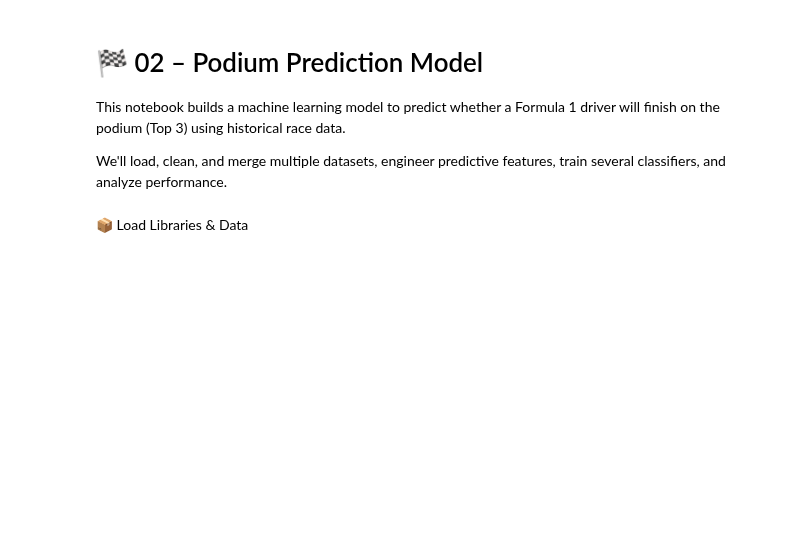
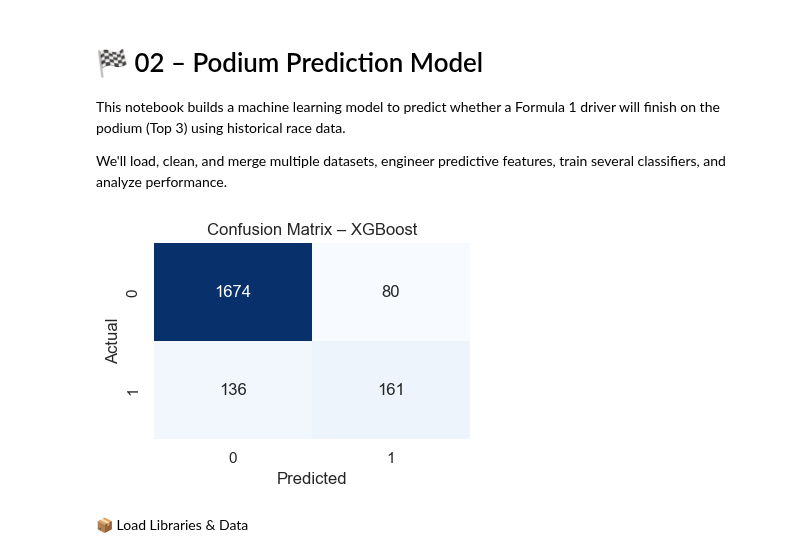
Before and after one commit to mantas123456/Data_Science_Portfolio, a Jupyter notebook: Project_1_Sports_Prediction/notebooks/02_podium_prediction_model.ipynb, the cells around one changed output. Cells and saved outputs as stored; diff of their text form; code cells hidden in the pictures; blank space fills up the shorter version.

Commit message:
🧠 Add confusion matrix visual + README image - v1.1.0

```diff
--- a/Project_1_Sports_Prediction/notebooks/02_podium_prediction_model.ipynb
+++ b/Project_1_Sports_Prediction/notebooks/02_podium_prediction_model.ipynb
@@ -7,29 +7,49 @@ We'll load, clean, and merge multiple datasets, engineer predictive features, tr
 # %%
 # Import libraries for data handling, plotting, modeling
 import pandas as pd
 import matplotlib.pyplot as plt
 import seaborn as sns
+
+import sys
+sys.path.append("../utils")  # go up one level and into /utils
+
+from evaluate_models import evaluate_models, plot_confusion_matrix
+
+# Store predictions (if you haven’t yet)
+model_outputs = {
+    "Random Forest": {"model": rf, "y_pred": y_pred_rf},
+    "Logistic Regression": {"model": lr, "y_pred": y_pred_lr},
+    "XGBoost": {"model": xgb, "y_pred": y_pred_xgb}
+}
+
+# Evaluate all
+results_df = evaluate_models(model_outputs, y_test)
+results_df.style.background_gradient(cmap="YlGnBu").format("{:.3f}")
+
+plot_confusion_matrix("XGBoost", y_test, y_pred_xgb)
 
 from sklearn.model_selection import train_test_split
 from sklearn.ensemble import RandomForestClassifier
 from sklearn.linear_model import LogisticRegression
 from xgboost import XGBClassifier
 from sklearn.metrics import classification_report, confusion_matrix, precision_score, recall_score, f1_score
 
 # Set a consistent style for plots
 sns.set(style="whitegrid")
 
 # Define data path
 DATA_PATH = "../data/Formula_1/"
 
 # Load core datasets
 races = pd.read_csv(DATA_PATH + "races.csv")
 results = pd.read_csv(DATA_PATH + "results.csv")
 drivers = pd.read_csv(DATA_PATH + "drivers.csv")
 constructors = pd.read_csv(DATA_PATH + "constructors.csv")
 qualifying = pd.read_csv(DATA_PATH + "qualifying.csv")
 driver_standings = pd.read_csv(DATA_PATH + "driver_standings.csv")
 constructor_standings = pd.read_csv(DATA_PATH + "constructor_standings.csv")
+# %% [output]
+[figure, added]
 # %% [markdown]
 📦 Load Libraries & Data
 # %%
```
Also changed, not shown: 3 other files.
